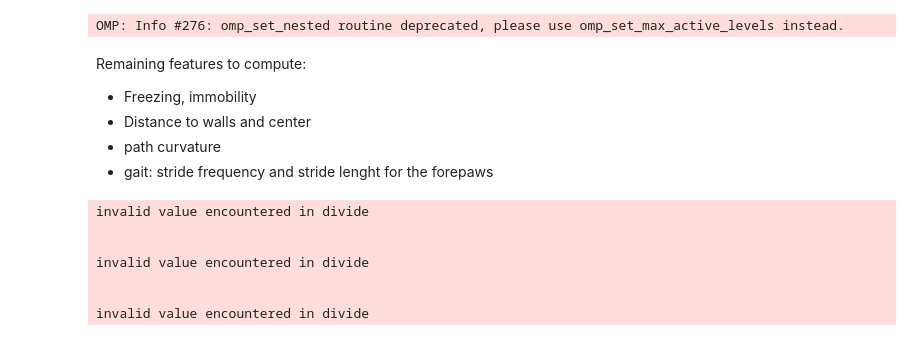
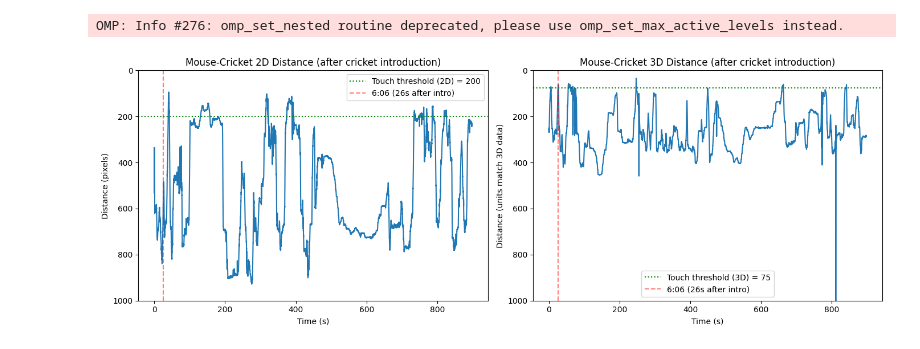
Before and after one commit to iurillilab/3d-setup, a Jupyter notebook: notebooks/feature_extraction.ipynb, the cells around one changed output. Saved outputs shown, nothing was run; the diff lists cells and outputs as text; code cells hidden in the pictures.

Commit message:
featutre extraction class + updated freezing funciton

```diff
--- a/notebooks/feature_extraction.ipynb
+++ b/notebooks/feature_extraction.ipynb
@@ -339,12 +374,7 @@ def get_distance_mouse_cricket(mouse_coordinates:np.ndarray, cricket_coordinates
-# %% [markdown]
-Remaining features to compute:
-- Freezing, immobility
-- Distance to walls and center
-- path curvature
-- gait: stride frequency and stride lenght for the forepaws
 # %%
 arena_3d = Path("/Users/thomasbush/Documents/Vault/Iurilli_lab/3d_tracking/data/newarena.h5")
 arena_views = Path("/Users/thomasbush/Documents/Vault/Iurilli_lab/3d_tracking/3d-setup/tests/assets/arena_views.h5")
+mouse_2d_path = Path("/Volumes/SSD/3D-setup/M30/20250507/cricket/115438/multicam_video_2025-05-07T12_16_20_cropped-v2_20250701121021/multicam_video_2025-05-07T12_16_20_centralDLC_HrnetW48_mouse-bottomJul1shuffle1_snapshot_189_full.pickle")
 arena_3d = xr.open_dataset(arena_3d)
 arena_views = xr.open_dataset(arena_views)
 # %%
@@ -362,14 +392,62 @@ curvature = get_curvature(data, time_slice=1000)
 centroid_position = get_position_centroid(data, time_slice=1000)
 d_wall = get_distance_to_walls(data, arena, time_slice=1000)
 
-cricket_bottom_coordinates_raw = load_cricket_coordinates(cricket_boottom_path)
-cricket_converted = convert_cricket_coordinates(cricket_bottom_coordinates_raw, arena_3d, arena_views)
+cricket_bottom_coordinates_raw = load_2d_coordinates(cricket_boottom_path)
+mouse_2d = load_2d_coordinates(mouse_2d_path)
+cricket_converted = convert_cricket_coordinates(cricket_bottom_coordinates_raw[:, 1, :], arena_3d, arena_views)
 distance_mouse_cricket = get_distance_mouse_cricket(centroid_position, cricket_converted[:1000])
+distance_2d = get_distance_mouse_cricket(mouse_2d, cricket_converted)
-# %% [output]
-invalid value encountered in divide
-
-
-invalid value encountered in divide
-
-
-invalid value encountered in divide
+# %%
+fig, axes = plt.subplots(1, 2, figsize=(14, 5))
+
+cricket_intro_time_sec = 5 * 60 + 40  # 5 minutes 40 seconds
+fps = 60  # assuming 60 fps
+cricket_intro_frame = int(cricket_intro_time_sec * fps)
+
+# Time of 6:06 is 366 seconds; cricket introduction is at 340 seconds, so 26 seconds after introduction
+highlight_time_after_intro_sec = 26
+highlight_frame_offset = int(highlight_time_after_intro_sec * fps)
+
+centroid_position = get_position_centroid(data, time_slice=data.position.shape[0])
+distance_mouse_cricket = get_distance_mouse_cricket(centroid_position, cricket_converted[:len(centroid_position)])
+
+# Ensure both 2D and 3D plotted lines use the same y-limits and are properly synchronized in length
+max_ylim = 1000
+len_2d = len(distance_2d)
+len_3d = min(len(distance_mouse_cricket), len(centroid_position))
+post_intro_2d = distance_2d[cricket_intro_frame:]
+post_intro_3d = distance_mouse_cricket[cricket_intro_frame:len_3d]
+min_plot_len = min(len(post_intro_2d), len(post_intro_3d))
+time_sec = np.arange(min_plot_len) / fps
+
+# Touch thresholds
+touch_thresh_2d = 200
+touch_thresh_3d = 75
+
+# First subplot: Mouse-Cricket 2D Distance
+axes[0].plot(time_sec, post_intro_2d[:min_plot_len])
+axes[0].axhline(touch_thresh_2d, color='green', linestyle=':', label=f'Touch threshold (2D) = {touch_thresh_2d}')
+axes[0].set_xlabel("Time (s)")
+axes[0].set_ylabel("Distance (pixels)")
+axes[0].set_title("Mouse-Cricket 2D Distance (after cricket introduction)")
+axes[0].set_ylim([max_ylim, 0])  # Invert y-axis, cap outliers above 1000
+
+# Second subplot: Mouse-Cricket 3D Distance
+axes[1].plot(time_sec, post_intro_3d[:min_plot_len])
+axes[1].axhline(touch_thresh_3d, color='green', linestyle=':', label=f'Touch threshold (3D) = {touch_thresh_3d}')
+axes[1].set_xlabel("Time (s)")
+axes[1].set_ylabel("Distance (units match 3D data)")
+axes[1].set_title("Mouse-Cricket 3D Distance (after cricket introduction)")
+axes[1].set_ylim([max_ylim, 0])  # Invert y-axis, cap outliers above 1000
+
+# Mark the 26s after introduction, which corresponds to 6:06 in the overall video
+highlight_idx = highlight_frame_offset
+if highlight_idx < min_plot_len:
+    for ax in axes:
+        ax.axvline(highlight_idx / fps, color='red', linestyle='--', label='6:06 (26s after intro)', alpha=0.5)
+        ax.legend()
+
+plt.tight_layout()
+plt.show()
+# %% [output]
+[figure, added]
```
Also changed, not shown: parts of 1 cell of this notebook, 4 other files.
